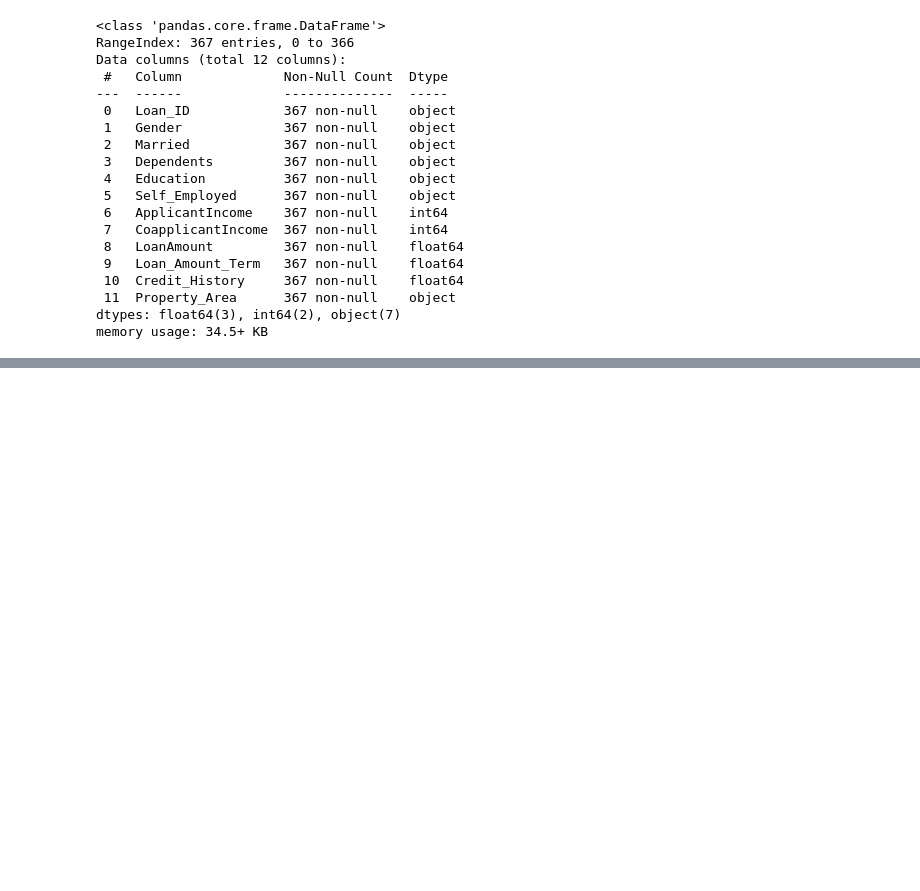
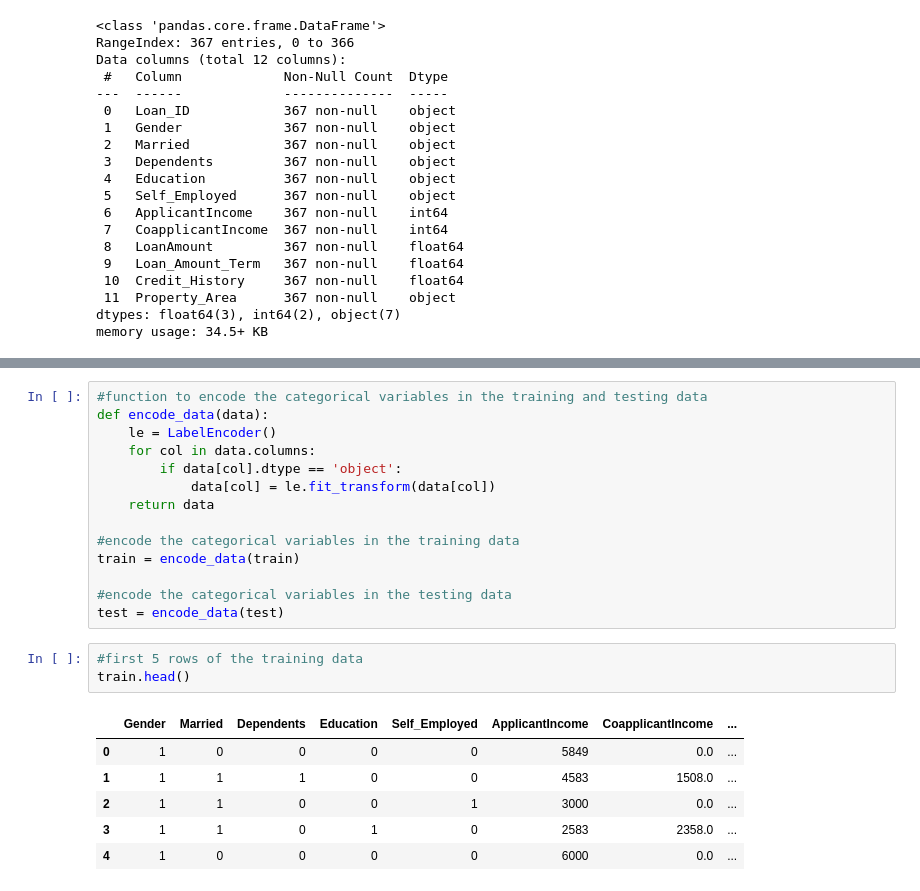
Before and after one commit to MuiruKamau/Loan-Eligibility-Prediction-Model, a Jupyter notebook: LoanEligibility.ipynb, the cells around one changed output, grey strips where cells are left out. Drawn from its saved outputs; the diff is of its cells as text; blank space fills up the shorter version.

```diff
--- a/LoanEligibility.ipynb
+++ b/LoanEligibility.ipynb
@@ -262,0 +347,24 @@ memory usage: 34.5+ KB
+# %%
+#function to encode the categorical variables in the training and testing data
+def encode_data(data):
+    le = LabelEncoder()
+    for col in data.columns:
+        if data[col].dtype == 'object':
+            data[col] = le.fit_transform(data[col])
+    return data
+
+#encode the categorical variables in the training data
+train = encode_data(train)
+
+#encode the categorical variables in the testing data
+test = encode_data(test)
+# %%
+#first 5 rows of the training data
+train.head()
+# %% [output]
+|  | Gender | Married | Dependents | Education | Self_Employed | ApplicantIncome | CoapplicantIncome | ... |
+| 0 | 1 | 0 | 0 | 0 | 0 | 5849 | 0.0 | ... |
+| 1 | 1 | 1 | 1 | 0 | 0 | 4583 | 1508.0 | ... |
+| 2 | 1 | 1 | 0 | 0 | 1 | 3000 | 0.0 | ... |
+| 3 | 1 | 1 | 0 | 1 | 0 | 2583 | 2358.0 | ... |
+| 4 | 1 | 0 | 0 | 0 | 0 | 6000 | 0.0 | ... |
```
Also changed, not shown: parts of 14 cells of this notebook.
